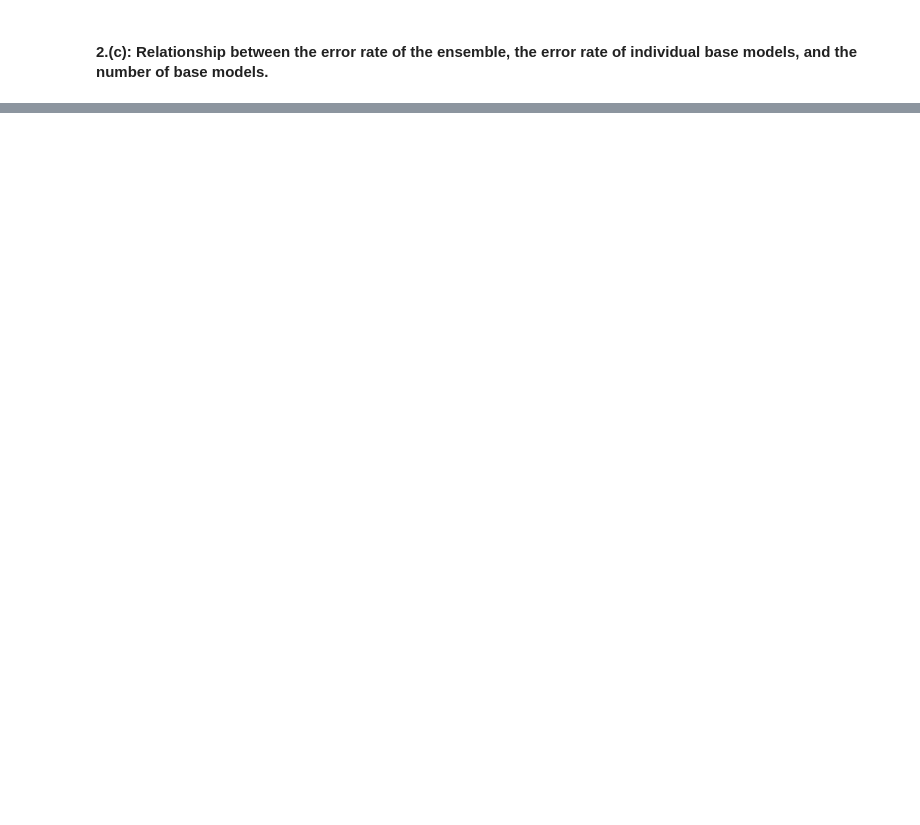
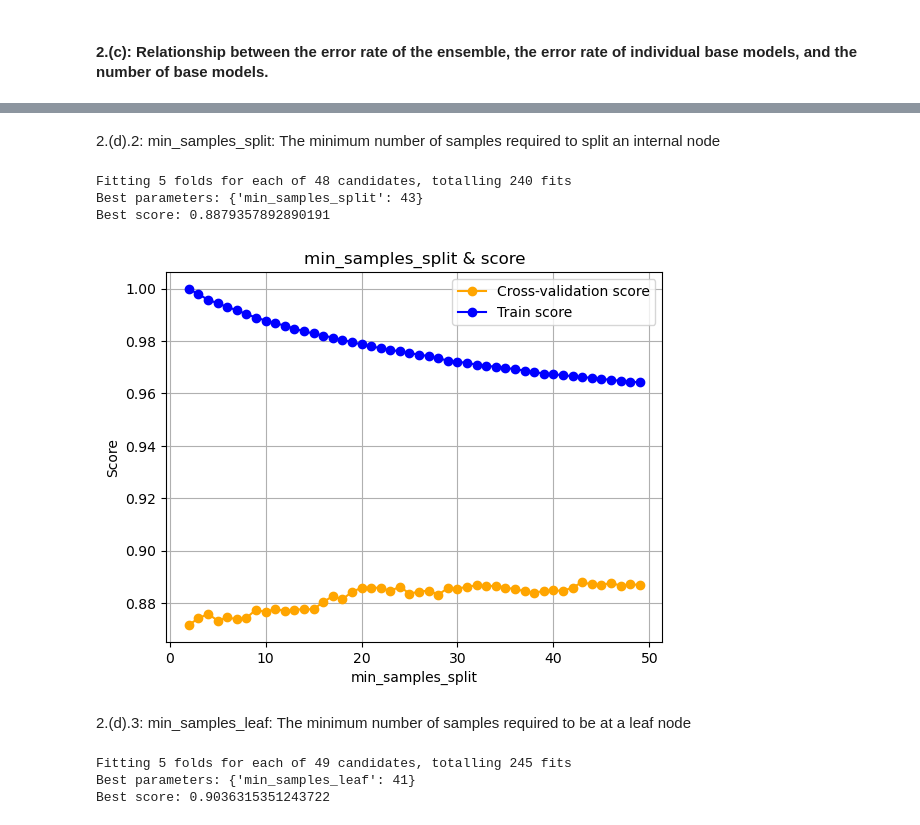
Before and after one commit to ZehuaLiuY/ML_CW, a Jupyter notebook: src/activity_recognition.ipynb, the cells around one changed output, grey strips where cells are left out. Cells and saved outputs as stored; diff of their text form; code cells hidden in the pictures; blank space fills up the shorter version.

```diff
--- a/src/activity_recognition.ipynb
+++ b/src/activity_recognition.ipynb
@@ -680,0 +629,49 @@ plt.show()
+# %% [markdown]
+2.(d).2: min_samples_split: The minimum number of samples required to split an internal node
+# %%
+param = {'min_samples_split': np.arange(2, 50)}
+dt_default = DecisionTreeClassifier()
+dt_clf = GridSearchCV(dt_default,
+                      param,
+                      scoring='accuracy',
+                      n_jobs=-1,
+                      verbose=2,
+                      return_train_score=True)
+dt_clf.fit(X_tr, y_tr)
+print(f'Best parameters: {dt_clf.best_params_}')
+print(f'Best score: {dt_clf.best_score_}')
+# %% [output]
+Fitting 5 folds for each of 48 candidates, totalling 240 fits
+Best parameters: {'min_samples_split': 43}
+Best score: 0.8879357892890191
+# %%
+# plot the min_samples_split & score
+plt.figure()
+plt.title('min_samples_split & score')
+plt.xlabel('min_samples_split')
+plt.ylabel('Score')
+plt.grid()
+plt.plot(param['min_samples_split'], dt_clf.cv_results_['mean_test_score'], 'o-', color='orange', label='Cross-validation score')
+plt.plot(param['min_samples_split'], dt_clf.cv_results_['mean_train_score'], 'o-', color='blue', label='Train score')
+plt.legend(loc='best')
+plt.show()
+# %% [output]
+[figure, added]
+# %% [markdown]
+2.(d).3: min_samples_leaf: The minimum number of samples required to be at a leaf node
+# %%
+param = {'min_samples_leaf': np.arange(1, 50)}
+dt_default = DecisionTreeClassifier()
+dt_clf = GridSearchCV(dt_default,
+                      param,
+                      scoring='accuracy',
+                      n_jobs=-1,
+                      verbose=2,
+                      return_train_score=True)
+dt_clf.fit(X_tr, y_tr)
+print(f'Best parameters: {dt_clf.best_params_}')
+print(f'Best score: {dt_clf.best_score_}')
+# %% [output]
+Fitting 5 folds for each of 49 candidates, totalling 245 fits
+Best parameters: {'min_samples_leaf': 41}
+Best score: 0.9036315351243722
```
Also changed, not shown: parts of 26 cells of this notebook, 5 other files.
